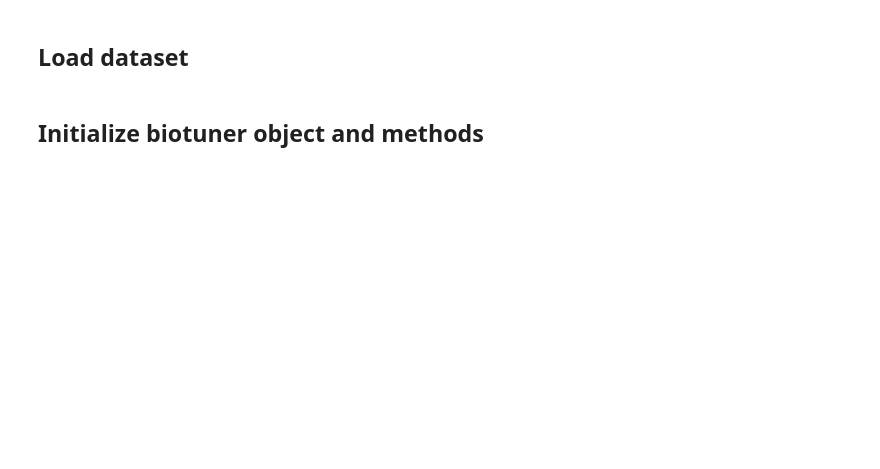
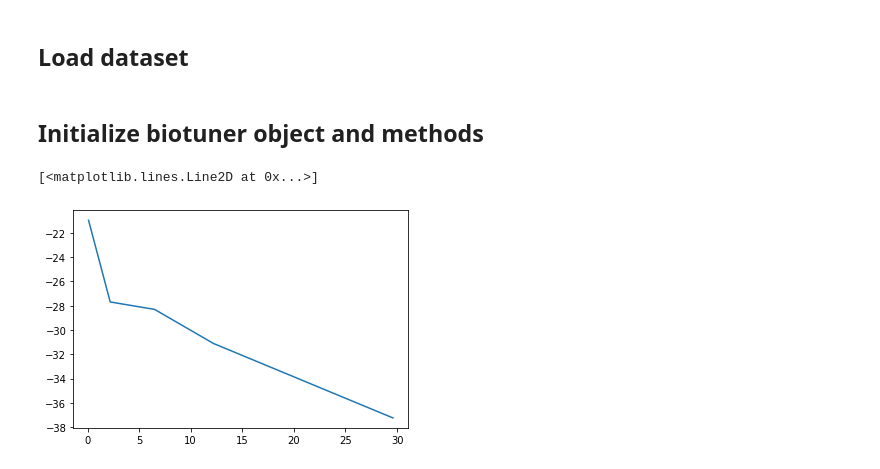
Before and after one commit to AntoineBellemare/biotuner, a Jupyter notebook: biotuner_object.ipynb, the cells around one changed output. Saved outputs shown, nothing was run; the diff lists cells and outputs as text; code cells hidden in the pictures; blank space fills up the shorter version.

```diff
--- a/biotuner_object.ipynb
+++ b/biotuner_object.ipynb
@@ -170,3 +180,10 @@ class biotuner(object):
         else:
             print(vars(self))
         return
+# %%
+pos = biotuning.peaks
+values = biotuning.amps
+plt.plot(pos, values)
+# %% [output]
+[<matplotlib.lines.Line2D at 0x...>]
+[figure, added]
```
Also changed, not shown: parts of 7 cells of this notebook, 2 other files.
